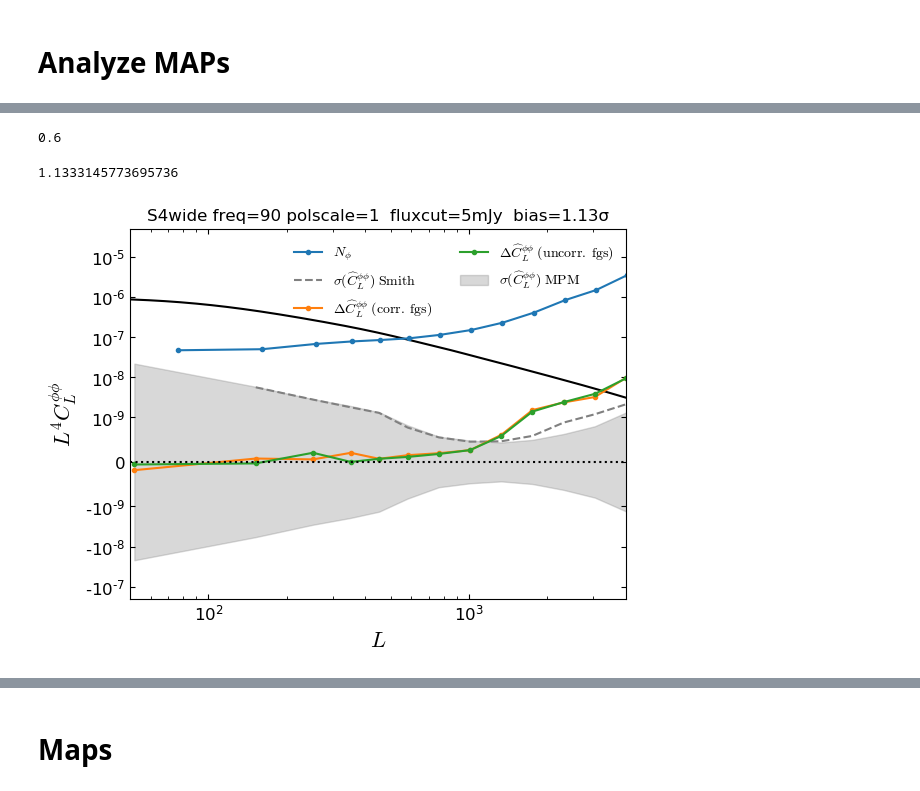
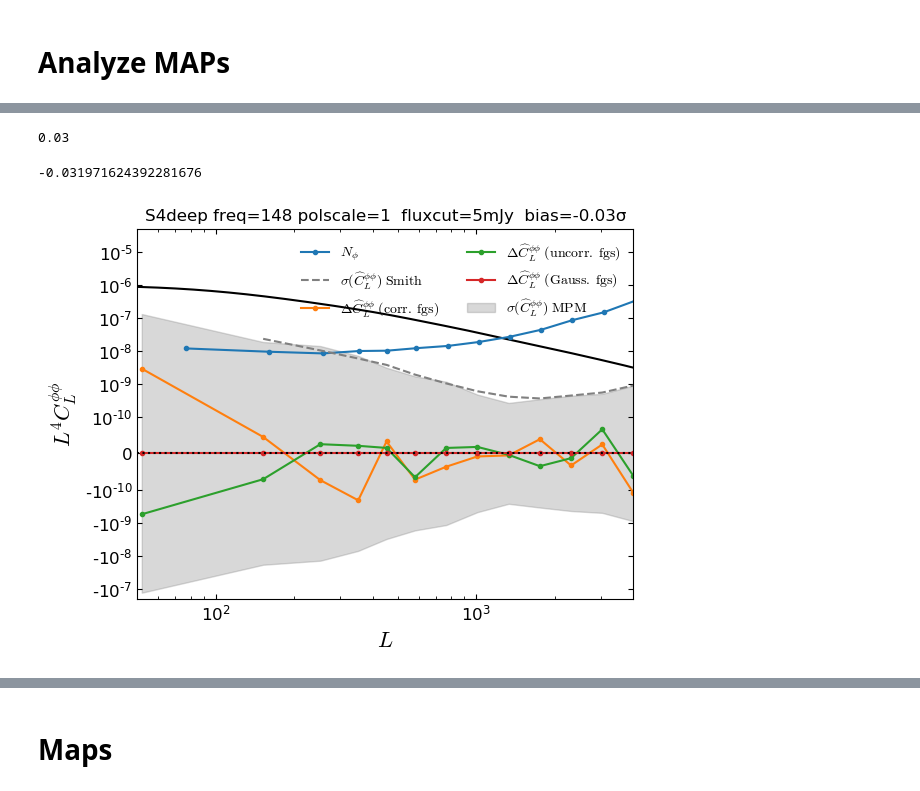
Before and after one commit to EmmanuelSchaan/SehgalRadioPolarizedSources, a Jupyter notebook: analyze_lensing.ipynb, the cells around one changed output, grey strips where cells are left out. Saved outputs shown, nothing was run; the diff lists cells and outputs as text; code cells hidden in the pictures.

```diff
--- a/analyze_lensing.ipynb
+++ b/analyze_lensing.ipynb
@@ -141,10 +121,11 @@ nℓbins = length(ℓcenters);
 # %%
 Cℓ = get_fiducial_Cℓ(ϕs);
 # %%
-survey = :wide
+survey = :deep
 ℓmax_data = 3000
 polfrac_scale = 1
 fluxcut = 5
 freq = 90;
+Nbatch = 1;
 # %%
-MAPs = CMBLensing.Chains(load(datadir("MAPs", savename((;survey,freq,ℓmax_data,fluxcut,polfrac_scale), "jld2")),"MAPs"));
+MAPs = CMBLensing.Chains(load(datadir("MAPs", savename((;survey,freq,ℓmax_data,fluxcut,polfrac_scale,Nbatch), "jld2")),"MAPs"));
@@ -159,7 +158,7 @@ Cℓ_noise = Cℓ.total.ϕϕ * (1/mean_ρℓ(:uncorrfg,:fgcov)^2 - 1);
 # %%
 fsky = (survey==:deep ? 0.03 : 0.6)
 # %% [output]
-0.6
+0.03
 # %%
 σℓ = (ℓ⁴ * (Cℓ.total.ϕϕ + Cℓ_noise) * CMBLensing.FuncCℓs(ℓ -> √(2/((2ℓ+1)*fsky))))[ℓcenters] ./ sqrt.(Δℓ);
 # %%
@@ -167,10 +166,10 @@ fsky = (survey==:deep ? 0.03 : 0.6)
 # %%
 # Cℓ_bias = Tℓ^(-2.) * (mean_Cℓ(:uncorrfg,:fgcov) - mean_Cℓ(:nofg,:fgcov));
 # %%
-ℓslice = 1:12
-bias = sqrt(fsky/(100/rad2deg(rad2deg(4π)))) * sum(mean(get_gs(MAPs,:uncorrfg,:fgcov)[ℓslice,:],dims=2) - mean(get_gs(MAPs,:nofg,:fgcov)[ℓslice,:],dims=2)) / std(sum(get_gs(MAPs,:nofg,:fgcov)[ℓslice,:], dims=1))
+ℓslice = 1:11
+bias = sqrt(fsky/(100/rad2deg(rad2deg(4π)))) * sum(mean(get_gs(MAPs,:uncorrfg,:fgcov)[ℓslice,:],dims=2) - mean(get_gs(MAPs,:gaussfg,:fgcov)[ℓslice,:],dims=2)) / std(sum(get_gs(MAPs,:gaussfg,:fgcov)[ℓslice,:], dims=1))
 # %% [output]
-1.1333145773695736
+-0.031971624392281676
 # %%
 loglog(ℓ⁴*Cℓ.total.ϕϕ,"k")
 loglog(ℓ⁴*Cℓ_noise, ".-", label=L"N_\phi")
@@ -179,34 +178,42 @@ plot(ℓcenters, σℓ, c="gray", ls="--", label=L"\sigma(\widehat C_L^{\phi\phi
 
 fill_between(
     ℓcenters,
     (x * 1/sqrt(fsky/(100/rad2deg(rad2deg(4π)))) * Cℓ.total.ϕϕ[ℓcenters] .* ℓcenters.^4 ./ std(get_gs(MAPs,:nofg,:fgcov),dims=2)[:] for x=[1,-1])...,
     color="gray", alpha=0.3, ls="-", label=L"\sigma(\widehat C_L^{\phi\phi}) \; {\rm MPM}"
 )
 
 plot(
     ℓcenters,
-    Cℓ.total.ϕϕ[ℓcenters] .* ℓcenters.^4 .* (mean(get_gs(MAPs,:corrfg,:fgcov),dims=2)   - mean(get_gs(MAPs,:nofg,:fgcov),dims=2)) ./ var(get_gs(MAPs,:nofg,:fgcov),dims=2),
+    Cℓ.total.ϕϕ[ℓcenters] .* ℓcenters.^4 .* (mean(get_gs(MAPs,:corrfg,:fgcov),dims=2)   - mean(get_gs(MAPs,:gaussfg,:fgcov),dims=2)) ./ var(get_gs(MAPs,:gaussfg,:fgcov),dims=2),
     ".-",
     label=L"\Delta \widehat C_L^{\phi\phi} \; (\rm corr. \; fgs)"
 )
 plot(
     ℓcenters,
-    Cℓ.total.ϕϕ[ℓcenters] .* ℓcenters.^4 .* (mean(get_gs(MAPs,:uncorrfg,:fgcov),dims=2) - mean(get_gs(MAPs,:nofg,:fgcov),dims=2)) ./ var(get_gs(MAPs,:nofg,:fgcov),dims=2),
+    Cℓ.total.ϕϕ[ℓcenters] .* ℓcenters.^4 .* (mean(get_gs(MAPs,:uncorrfg,:fgcov),dims=2) - mean(get_gs(MAPs,:gaussfg,:fgcov),dims=2)) ./ var(get_gs(MAPs,:gaussfg,:fgcov),dims=2),
     ".-",
     label=L"\Delta \widehat C_L^{\phi\phi} \; (\rm uncorr. \; fgs)"
 )
+plot(
+    ℓcenters,
+    Cℓ.total.ϕϕ[ℓcenters] .* ℓcenters.^4 .* (mean(get_gs(MAPs,:gaussfg,:fgcov),dims=2) - mean(get_gs(MAPs,:gaussfg,:fgcov),dims=2)) ./ var(get_gs(MAPs,:gaussfg,:fgcov),dims=2),
+    ".-",
+    label=L"\Delta \widehat C_L^{\phi\phi} \; (\rm Gauss. \; fgs)"
+)
+
+
 
 axhline(0,c="k",ls=":")
 title(@sprintf("S4%s freq=%i polscale=%i  fluxcut=%imJy  bias=%.2fσ", survey, freq, polfrac_scale, fluxcut, bias), fontsize=12)
 
 legend(ncol=2, fontsize=10, loc="upper right")
 xlim(50,4000)
-yscale("symlog", linthreshy=1e-9)
+yscale("symlog", linthreshy=1e-10)
 ylim(-2e-7,5e-5)
 
 xlabel(L"L")
 ylabel(L"L^4 C_L^{\phi\phi}")
 
 # savefig("figures/radio_$(freq)GHz_S4$(noise_key)_lmax$(ℓmax_data)_fluxcut$(fluxcut)mJy_polfracscale$(polfrac_scale).pdf", bbox_inches="tight")
 # %% [output]
-[figure, old version]
+[figure, new version]
```
Also changed, not shown: parts of 9 cells of this notebook, 1 other file.
